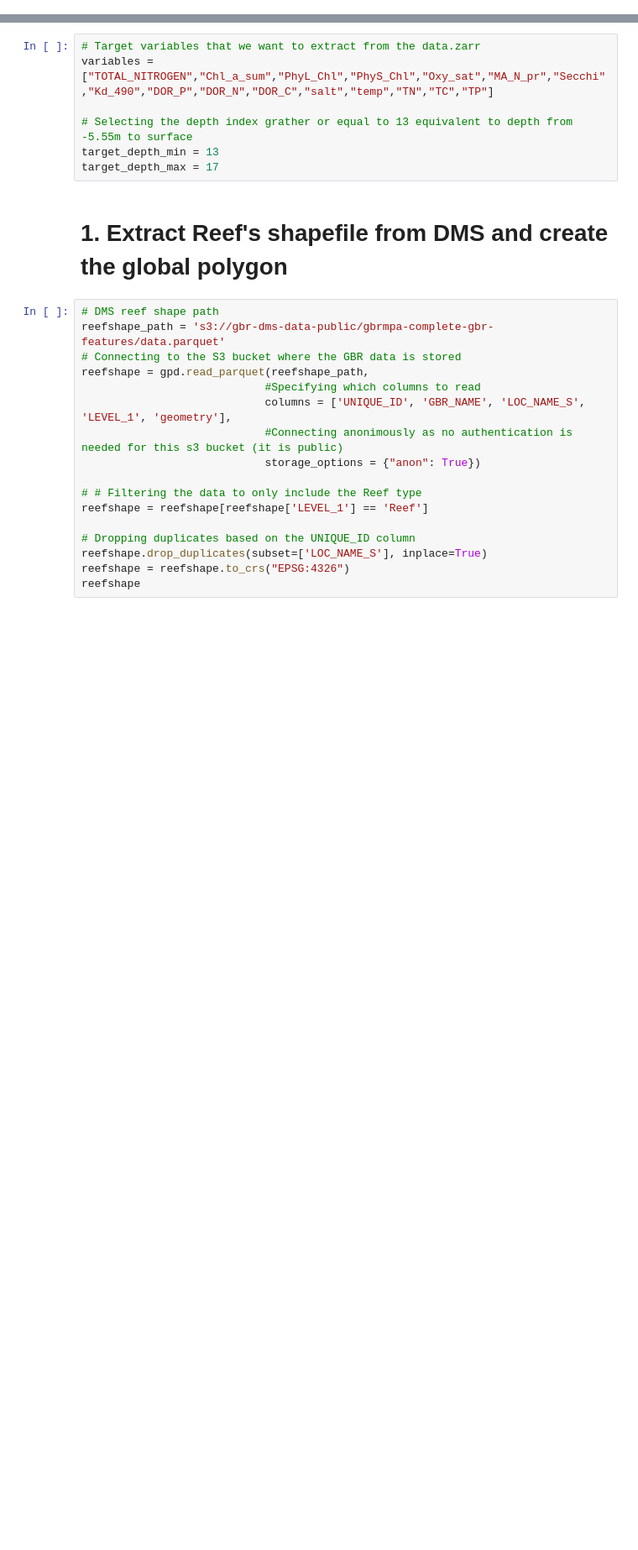
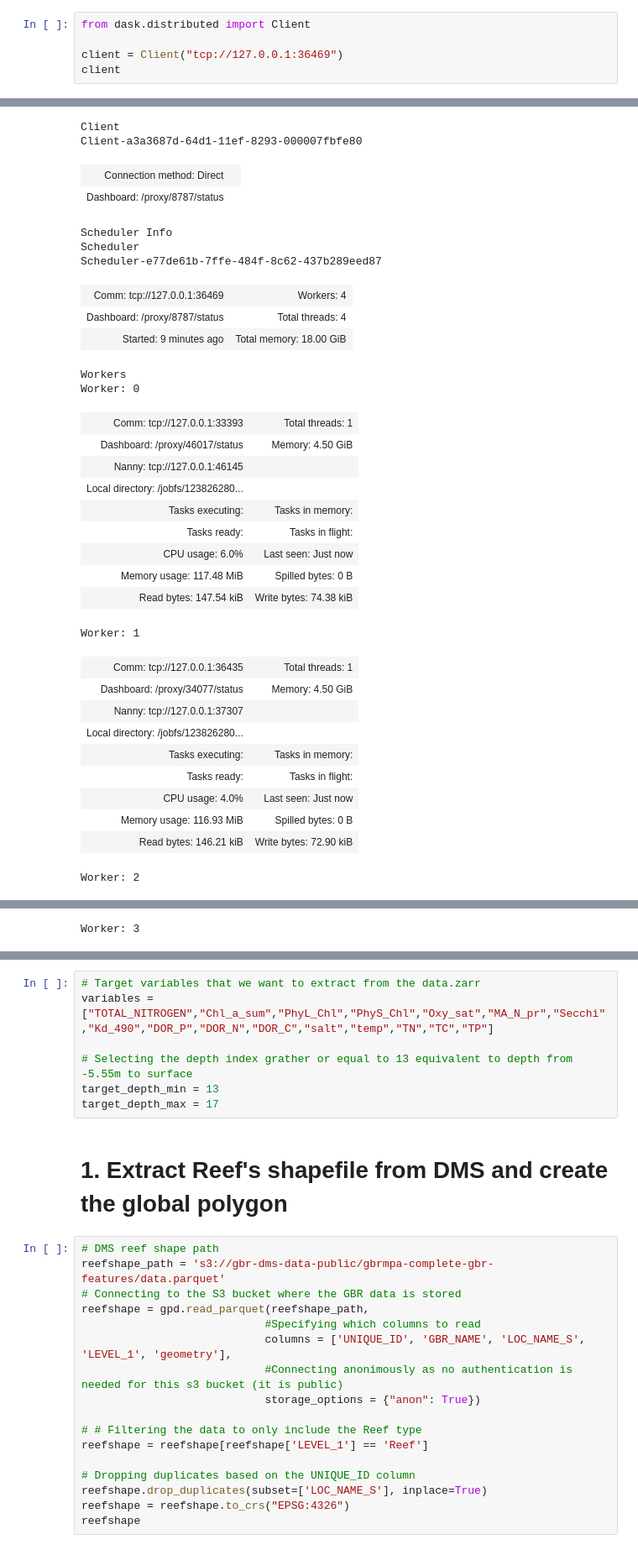
Before and after one commit to oceanhackweek/ohw24_extract_cube_data_overlap_poly_au, a Jupyter notebook: gbreef_fast.ipynb, the cells around one changed output, grey strips where cells are left out. Shown at 84% size. Cells and saved outputs as stored; diff of their text form; blank space fills up the shorter version.

```diff
--- a/gbreef_fast.ipynb
+++ b/gbreef_fast.ipynb
@@ -0,0 +1,6 @@
+# %%
+from dask.distributed import Client
+
+client = Client("tcp://127.0.0.1:36469")
+client
+# %% [output]
@@ -0,0 +15,32 @@
+Client
+Client-a3a3687d-64d1-11ef-8293-000007fbfe80
+| Connection method: Direct |  |
+| Dashboard: /proxy/8787/status |  |
+Scheduler Info
+Scheduler
+Scheduler-e77de61b-7ffe-484f-8c62-437b289eed87
+| Comm: tcp://127.0.0.1:36469 | Workers: 4 |
+| Dashboard: /proxy/8787/status | Total threads: 4 |
+| Started: 9 minutes ago | Total memory: 18.00 GiB |
+Workers
+Worker: 0
+| Comm: tcp://127.0.0.1:33393 | Total threads: 1 |
+| Dashboard: /proxy/46017/status | Memory: 4.50 GiB |
+| Nanny: tcp://127.0.0.1:46145 |  |
+| Local directory: /jobfs/123826280... |  |
+| Tasks executing: | Tasks in memory: |
+| Tasks ready: | Tasks in flight: |
+| CPU usage: 6.0% | Last seen: Just now |
+| Memory usage: 117.48 MiB | Spilled bytes: 0 B |
+| Read bytes: 147.54 kiB | Write bytes: 74.38 kiB |
+Worker: 1
+| Comm: tcp://127.0.0.1:36435 | Total threads: 1 |
+| Dashboard: /proxy/34077/status | Memory: 4.50 GiB |
+| Nanny: tcp://127.0.0.1:37307 |  |
+| Local directory: /jobfs/123826280... |  |
+| Tasks executing: | Tasks in memory: |
+| Tasks ready: | Tasks in flight: |
+| CPU usage: 4.0% | Last seen: Just now |
+| Memory usage: 116.93 MiB | Spilled bytes: 0 B |
+| Read bytes: 146.21 kiB | Write bytes: 72.90 kiB |
+Worker: 2
@@ -0,0 +56 @@
+Worker: 3
```
Also changed, not shown: parts of 12 cells of this notebook.
